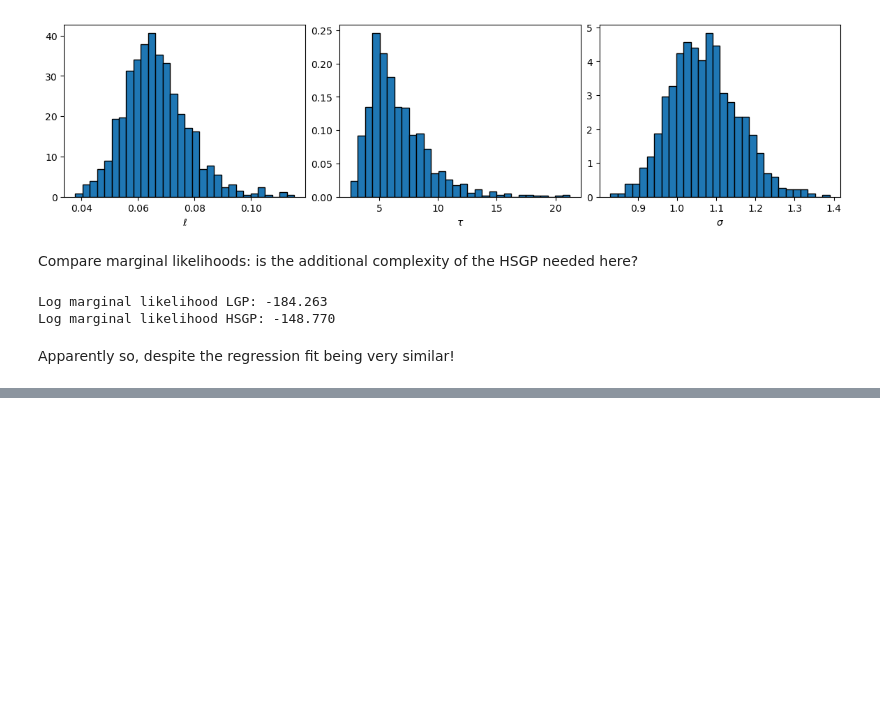
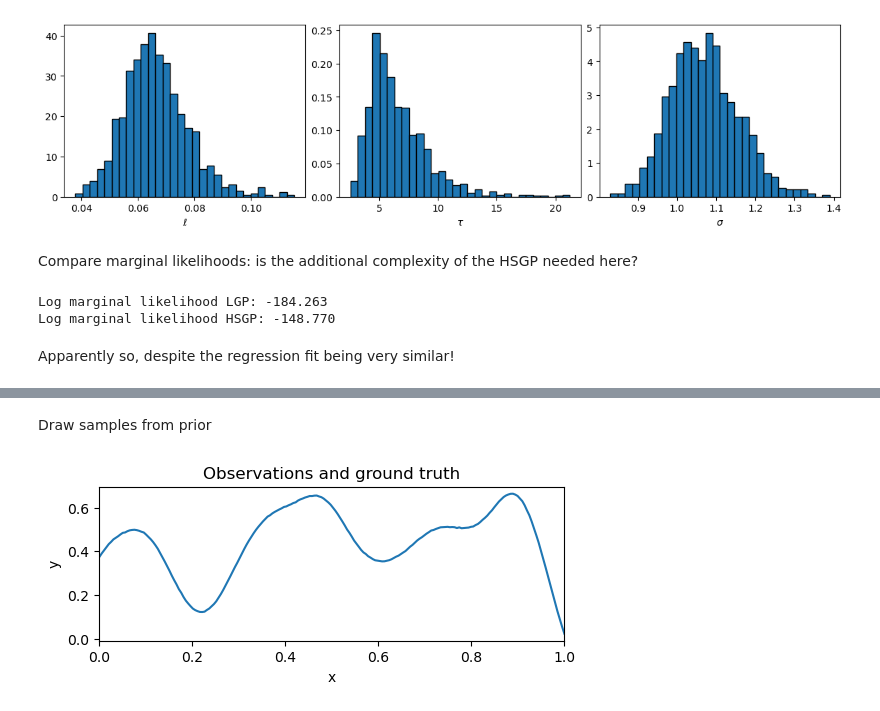
Before and after one commit to UncertaintyInComplexSystems/bamojax, a Jupyter notebook: bamojax/examples/bnp/gaussian_process_regression.ipynb, the cells around one changed output, grey strips where cells are left out. Cells and saved outputs as stored; diff of their text form; code cells hidden in the pictures; blank space fills up the shorter version.

```diff
--- a/bamojax/examples/bnp/gaussian_process_regression.ipynb
+++ b/bamojax/examples/bnp/gaussian_process_regression.ipynb
@@ -524,0 +567,29 @@ Apparently so, despite the regression fit being very similar!
+# %%
+def compound_link_fn(input, lengthscale_rbf, variance_rbf, period_per, lengthscale_per, variance_per):
+    return dict(input=input, params=[dict(lengthscale=lengthscale_rbf, variance=variance_rbf),
+                                     dict(period=period_per, lengthscale=lengthscale_per, variance=variance_per)])
+
+#
+compound_cov_fn = jk.RBF() * jk.Periodic()  # parameter structure is a list of dicts; see recursive structure
+
+CKGP = Model('Compound Kernel Gaussian process')
+lengthscale_rbf = CKGP.add_node(name='lengthscale_rbf', distribution=dx.Transformed(dx.Normal(loc=0., scale=1.), tfb.Exp()))
+variance_rbf = CKGP.add_node(name='variance_rbf', distribution=dx.Transformed(dx.Normal(loc=0., scale=1.), tfb.Exp()))
+
+lengthscale_per = CKGP.add_node(name='lengthscale_per', distribution=dx.Transformed(dx.Normal(loc=0., scale=1.), tfb.Exp()))
+variance_per = CKGP.add_node(name='variance_per', distribution=dx.Transformed(dx.Normal(loc=0., scale=1.), tfb.Exp()))
+period_per = CKGP.add_node(name='period_per', distribution=dx.Transformed(dx.Normal(loc=0., scale=1.), tfb.Exp()))
+
+obs_noise = CKGP.add_node(name='obs_noise', distribution=dx.Transformed(dx.Normal(loc=0., scale=1.), tfb.Exp()))
+x_node = CKGP.add_node(name='input', observations=x)
+gp = CKGP.add_node(name='gp', distribution=GaussianProcessFactory(mean_fn=Zero(), cov_fn=compound_cov_fn),
+                       parents=dict(input=x_node,
+                                    lengthscale_rbf=lengthscale_rbf,
+                                    variance_rbf=variance_rbf,
+                                    period_per=period_per,
+                                    lengthscale_per=lengthscale_per,
+                                    variance_per=variance_per),
+                        link_fn=compound_link_fn)
+y_node = CKGP.add_node(name='y', distribution=dx.Normal, observations=y, parents=dict(loc=gp, scale=obs_noise))
+
+CKGP.print_gibbs()
@@ -524,0 +605,14 @@ Apparently so, despite the regression fit being very similar!
+# %% [markdown]
+Draw samples from prior
+# %%
+key, subkey = jrnd.split(key)
+
+pp = CKGP.sample_prior(subkey)
+plt.figure(figsize=(6, 2))
+plt.plot(x, pp['gp'], color='tab:blue')
+plt.xlim([0., 1.])
+plt.xlabel('x')
+plt.ylabel('y')
+plt.title('Observations and ground truth');
+# %% [output]
+[figure, added]
```
Also changed, not shown: parts of 14 cells of this notebook, 12 other files.
